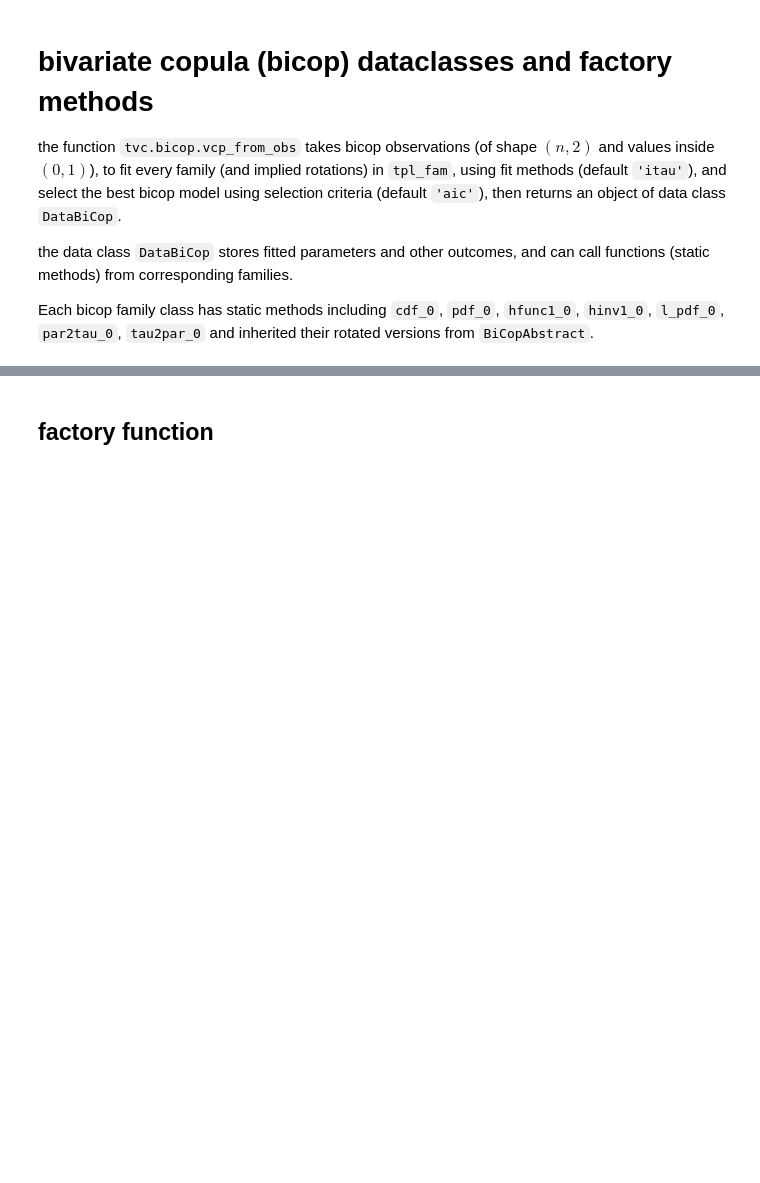
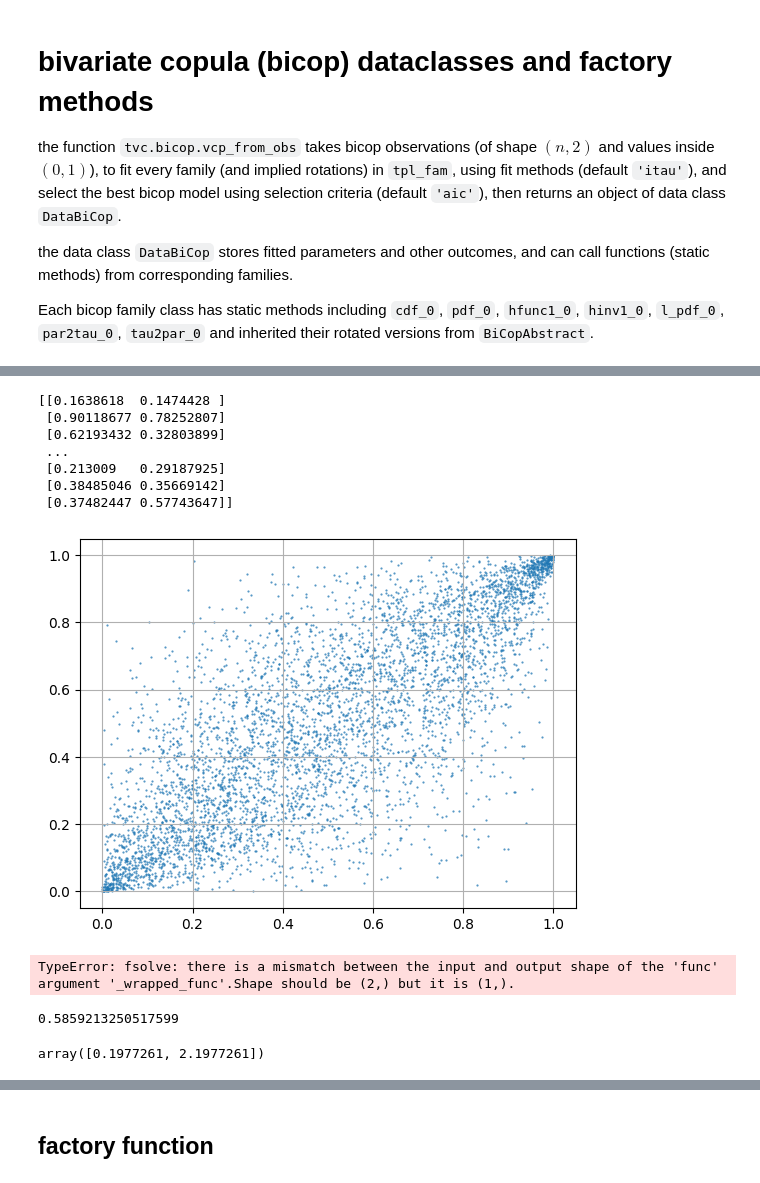
Before and after one commit to TY-Cheng/torchvinecopulib, a Jupyter notebook: examples/0_bicop.ipynb, the cells around one changed output, grey strips where cells are left out. Drawn from its saved outputs; the diff is of its cells as text; code cells hidden in the pictures; blank space fills up the shorter version.

```diff
--- a/examples/0_bicop.ipynb
+++ b/examples/0_bicop.ipynb
@@ -47,2 +73,70 @@ bicop fam avail: ['Clayton', 'Frank', 'Gaussian', 'Gumbel', 'Independent', 'Joe'
+# %%
+import pyvinecopulib as pv
+cop = pv.Bicop(family=pv.BicopFamily.bb1, rotation=0, parameters=[0.3, 2.1])
+u = cop.simulate(n=5000, seeds=[1, 2, 3])
+print(u)
+
+plt.scatter(u[:,0],u[:,1], s=0.3, alpha=0.8)
+plt.grid()
+# %% [output]
+[[0.1638618  0.1474428 ]
+ [0.90118677 0.78252807]
+ [0.62193432 0.32803899]
+ ...
+ [0.213009   0.29187925]
+ [0.38485046 0.35669142]
+ [0.37482447 0.57743647]]
+[figure, added]
+# %%
+import numpy as np
+from scipy.optimize import fsolve
+
+# Given value of t
+t_given = 0.5  # Example value, adjust as needed
+
+# Define the function to solve, representing the equation t = 1 - 2/(b(a+2))
+# This function will return 0 when the equation is satisfied.
+def equations(vars):
+    a, b = vars  # unpack the variables
+    t_calculated = 1 - 2 / (b * (a + 2))
+    return t_calculated - t_given
+
+# Initial guesses for a and b
+initial_guess = [1.0, 1.0]
+
+# Use fsolve to solve the system of equations
+solution = fsolve(equations, initial_guess)
+
+# Extract the solution
+a_solution, b_solution = solution
+
+# Print the results
+print(f"Approximated a: {a_solution}")
+print(f"Approximated b: {b_solution}")
+# %% [output]
+TypeError: fsolve: there is a mismatch between the input and output shape of the 'func' argument '_wrapped_func'.Shape should be (2,) but it is (1,).
+# %%
+from scipy.optimize import fsolve
+
+def tau2par_0(tau: float) -> tuple:
+
+    def func(par):
+        return [(1 - 2 / (par[1] * (par[0] + 2))) - tau, par[1] - 1.5]
+
+    root = fsolve(func, [0.1, 2])
+
+    return root
+
+def par2tau_0(par: tuple) -> float:
+    return 1 - 2 / (par[1] * (par[0] + 2))
+
+tau = par2tau_0([0.3, 2.1])
+
+print(tau)
+
+tau2par_0(tau)
+# %% [output]
+0.5859213250517599
+array([0.1977261, 2.1977261])
 # %%
 # simulate from a bcp with given family, parameter, rotation
```
Also changed, not shown: parts of 4 cells of this notebook, 7 other files.
